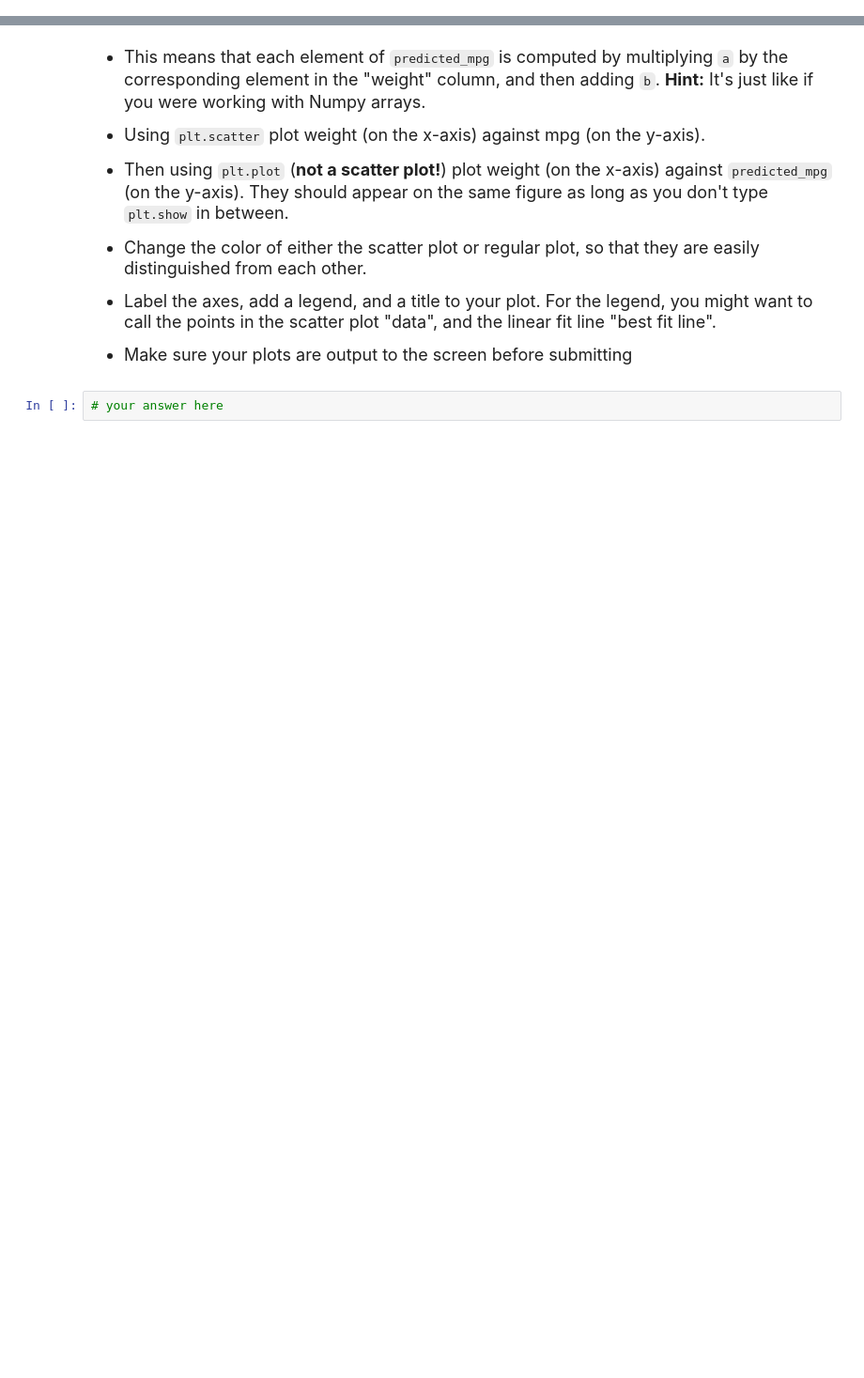
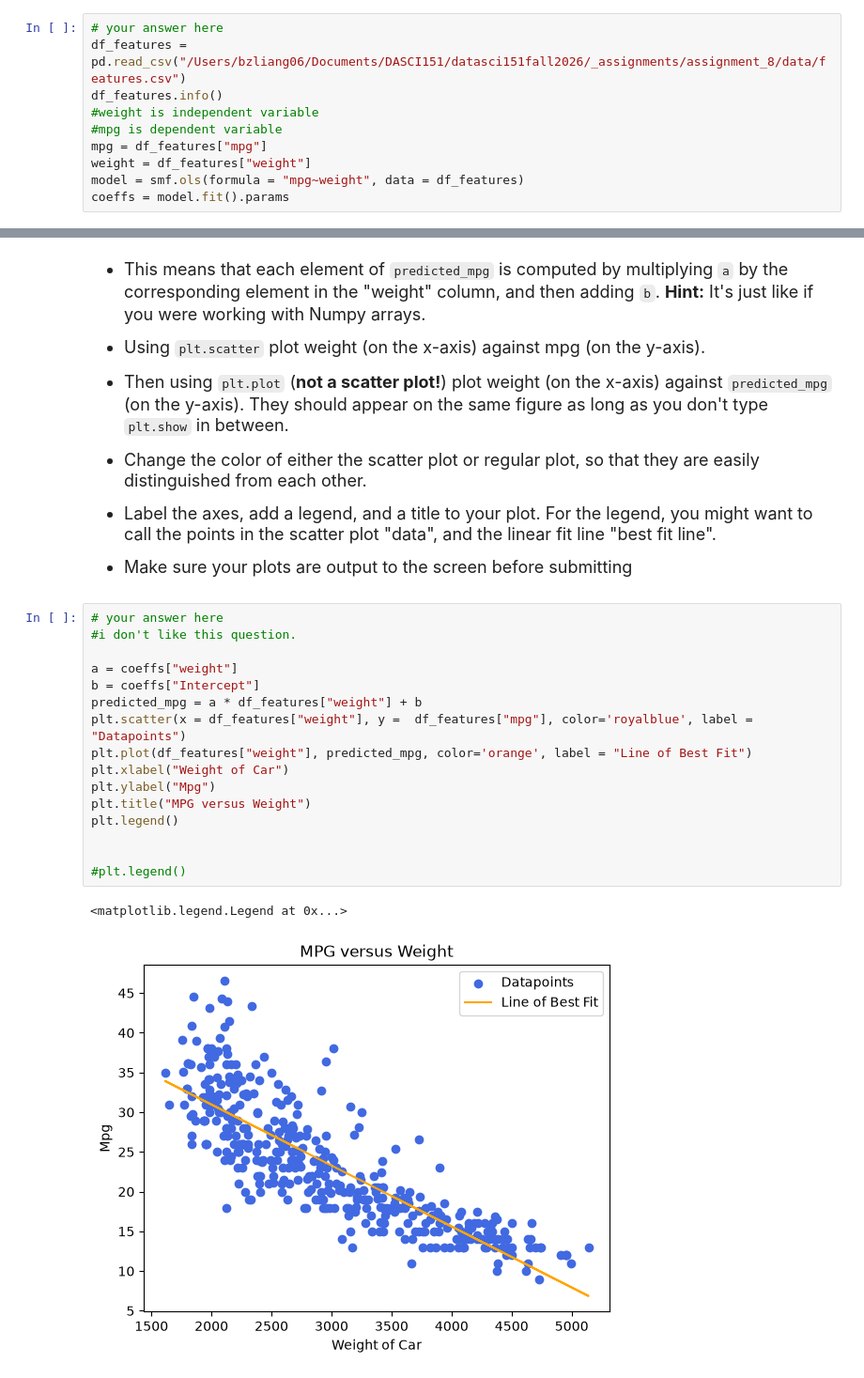
Before and after one commit to bzliang2006/datasci151fall2026, a Jupyter notebook: _assignments/assignment_8/Assignment8.ipynb, the cells around one changed output, grey strips where cells are left out. Shown at 94% size. Saved outputs shown, nothing was run; the diff lists cells and outputs as text; blank space fills up the shorter version.

```diff
--- a/_assignments/assignment_8/Assignment8.ipynb
+++ b/_assignments/assignment_8/Assignment8.ipynb
@@ -183,0 +258,10 @@ This problem is continued in Question (5)
+# %%
+# your answer here
+df_features = pd.read_csv("/Users/bzliang06/Documents/DASCI151/datasci151fall2026/_assignments/assignment_8/data/features.csv")
+df_features.info()
+#weight is independent variable
+#mpg is dependent variable
+mpg = df_features["mpg"]
+weight = df_features["weight"]
+model = smf.ols(formula = "mpg~weight", data = df_features)
+coeffs = model.fit().params
@@ -208,5 +307,22 @@ $$\hat{m}_i = a\cdot w_i + b$$
 - Label the axes, add a legend, and a title to your plot. For the legend, you might want to call the points in the scatter plot "data", and the linear fit line "best fit line".
 
 - Make sure your plots are output to the screen before submitting
-# %%
-# your answer here
+# %%
+# your answer here
+#i don't like this question.
+
+a = coeffs["weight"]
+b = coeffs["Intercept"]
+predicted_mpg = a * df_features["weight"] + b
+plt.scatter(x = df_features["weight"], y =  df_features["mpg"], color='royalblue', label = "Datapoints")
+plt.plot(df_features["weight"], predicted_mpg, color='orange', label = "Line of Best Fit")
+plt.xlabel("Weight of Car")
+plt.ylabel("Mpg")
+plt.title("MPG versus Weight")
+plt.legend()
+
+
+#plt.legend()
+# %% [output]
+<matplotlib.legend.Legend at 0x...>
+[figure, added]
```
Also changed, not shown: parts of 10 cells of this notebook, 17 other files.
